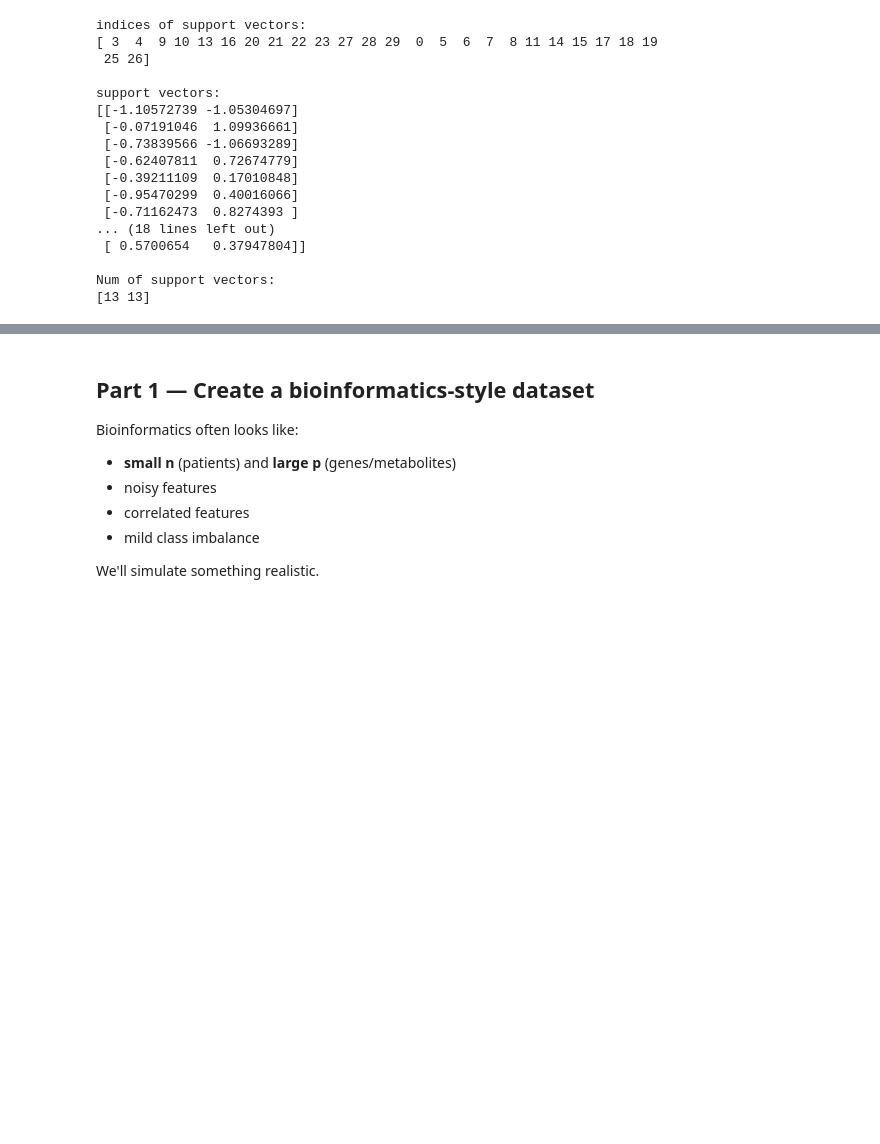
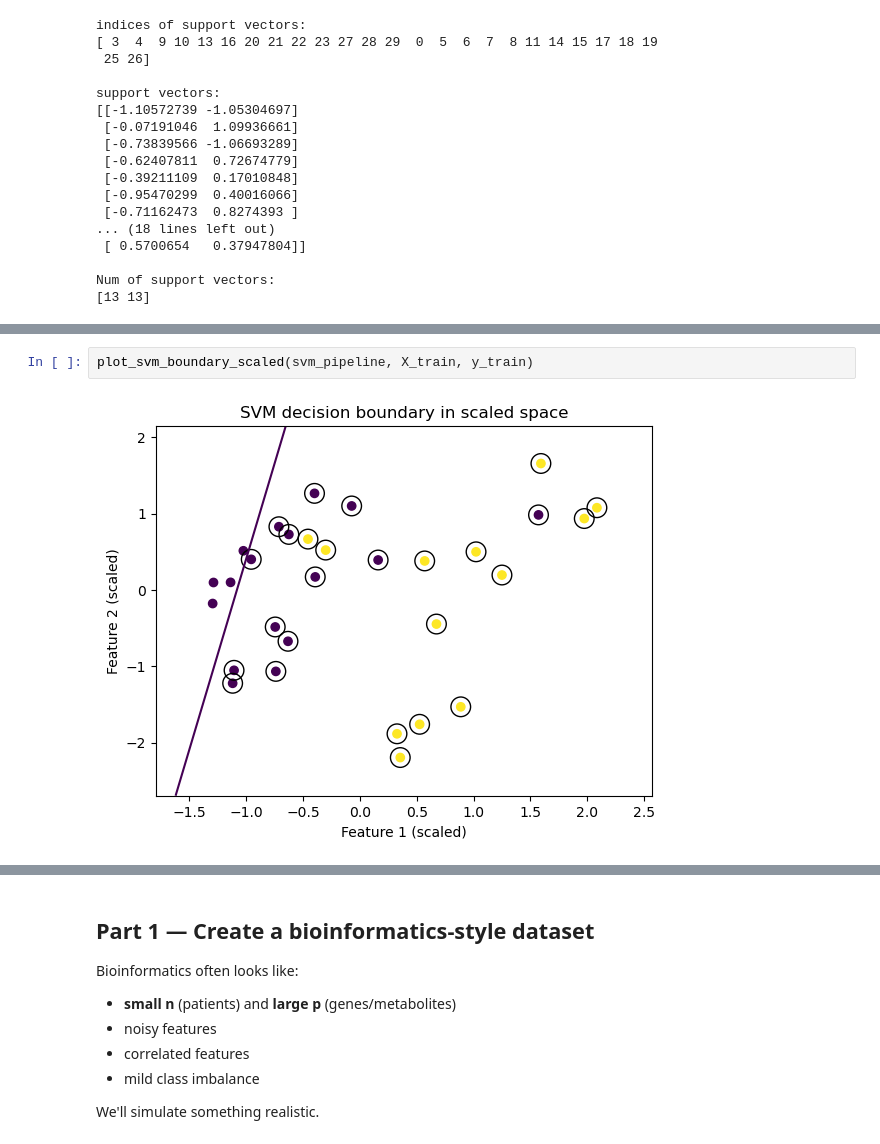
Before and after one commit to duxiuxia-bioinformatics/teach_machine_learning_and_ai, a Jupyter notebook: src/teaching/classification/svm/SVM_Bioinformatics_Lab.ipynb, the cells around one changed output, grey strips where cells are left out. Drawn from its saved outputs; the diff is of its cells as text; blank space fills up the shorter version.

```diff
--- a/src/teaching/classification/svm/SVM_Bioinformatics_Lab.ipynb
+++ b/src/teaching/classification/svm/SVM_Bioinformatics_Lab.ipynb
@@ -185,0 +241,4 @@ x2_max_lower = (-1.0 + (-1.0) * b - w1 * x1_max ) / w2
+# %%
+plot_svm_boundary_scaled(svm_pipeline, X_train, y_train)
+# %% [output]
+[figure, added]
```
Also changed, not shown: parts of 10 cells of this notebook.
